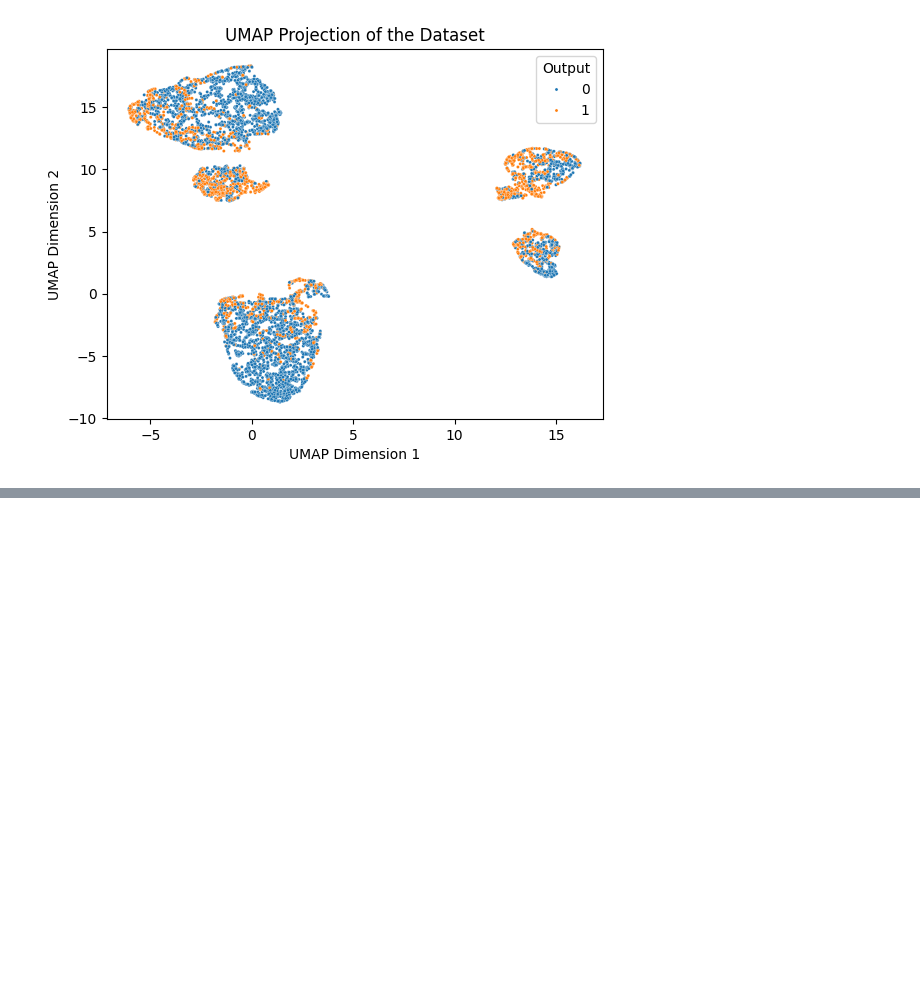
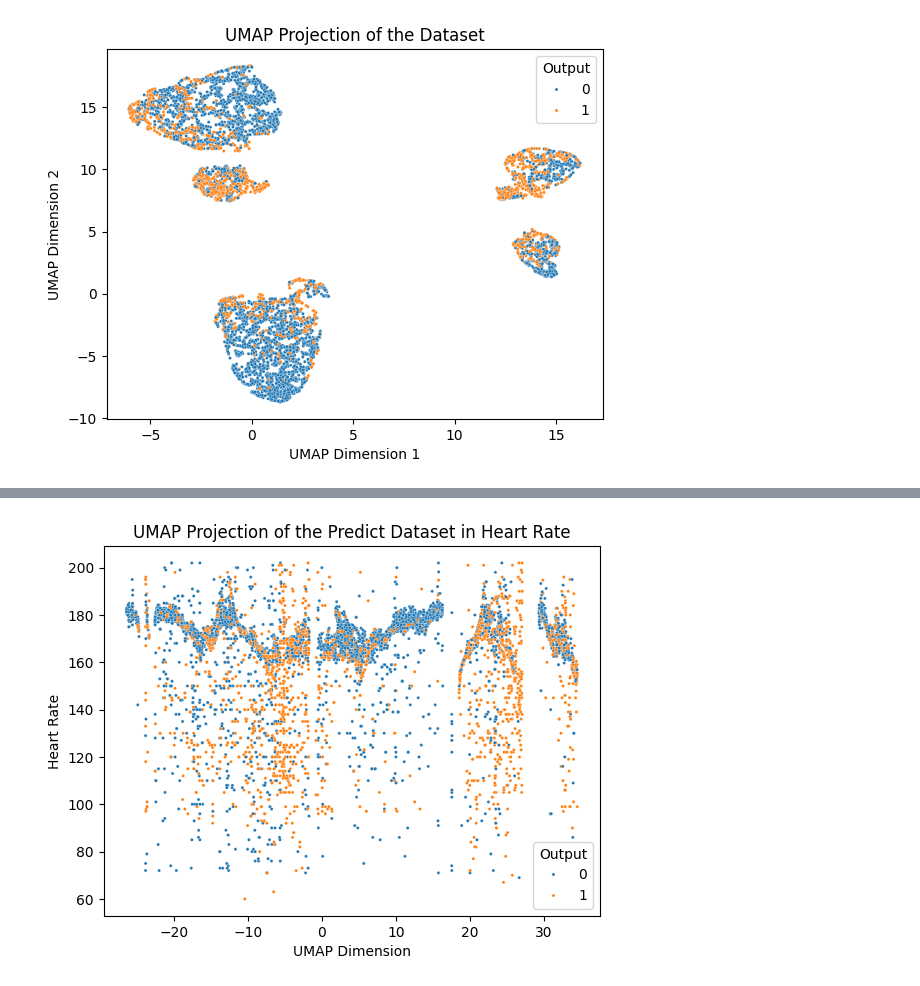
Before and after one commit to xerader/QBS181, a Jupyter notebook: Prediction Scripts/Prediction_with_umap.ipynb, the cells around one changed output, grey strips where cells are left out. Saved outputs shown, nothing was run; the diff lists cells and outputs as text; code cells hidden in the pictures; blank space fills up the shorter version.

```diff
--- a/Prediction Scripts/Prediction_with_umap.ipynb
+++ b/Prediction Scripts/Prediction_with_umap.ipynb
@@ -224,0 +244,8 @@ plt.show()
+# %%
+xy_list_heart = ['Age', 'Sex', 'Systolic BP', 'Cholesterol', 'Fasting Blood Sugar']
+X_map_heart = df[xy_list_heart]
+scaler = StandardScaler()
+X_umap_scaled_h = scaler.fit_transform(X_map_heart)
+
+umap = UMAP(n_components=1, random_state=42)
+X_umap_1d = umap.fit_transform(X_umap_scaled_h)
@@ -224,0 +264,9 @@ plt.show()
+# %%
+sns.scatterplot(x=X_umap_1d, y=df['Max Heart Rate'].to_numpy(), hue=y, palette=palette_01, s=5, alpha=1)
+plt.title("UMAP Projection of the Predict Dataset in Heart Rate")
+plt.ylabel("Heart Rate")
+plt.xlabel("UMAP Dimension")
+plt.legend(title='Output', loc='best')
+plt.show()
+# %% [output]
+[figure, added]
```
Also changed, not shown: parts of 5 cells of this notebook, 1 other file.
